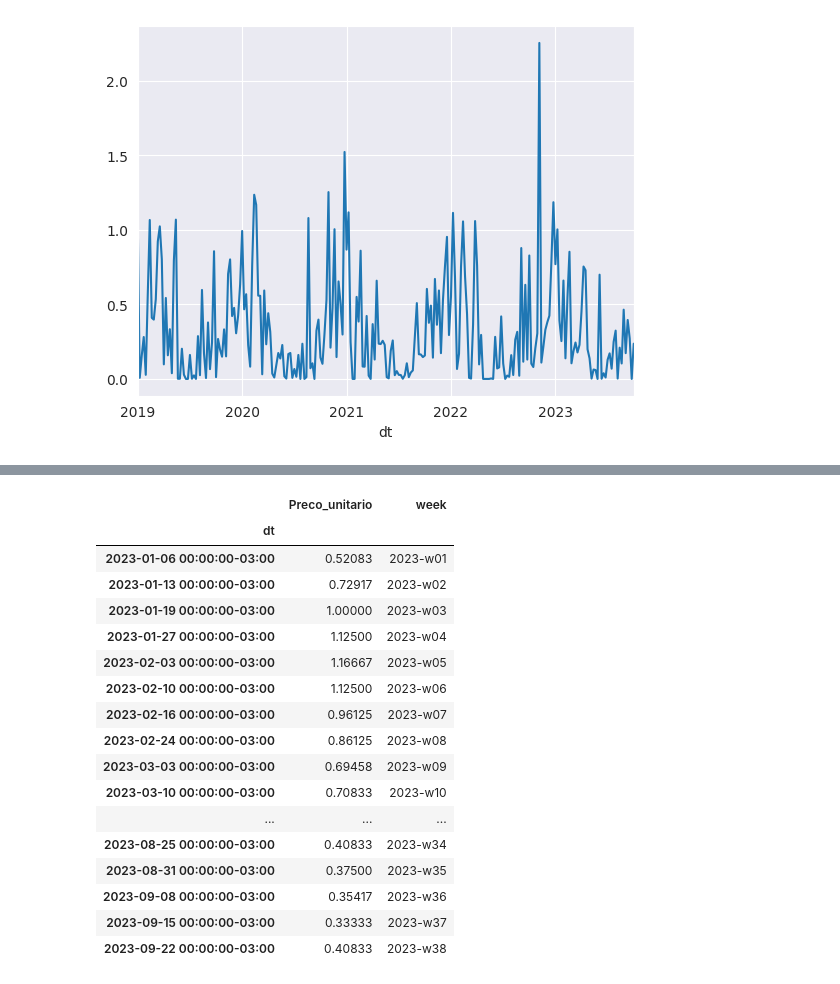
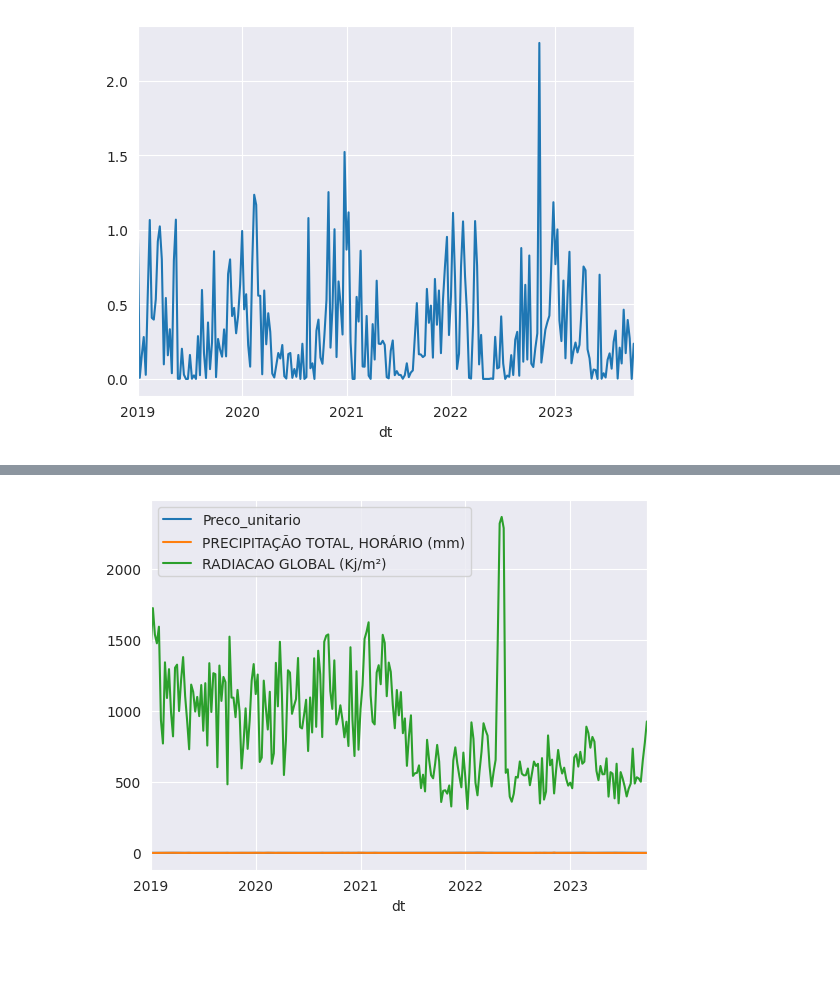
Before and after one commit to Patrick448/time-series-analysis, a Jupyter notebook: Notebooks/agriculture_price_prediction.ipynb, the cells around one changed output, grey strips where cells are left out. Drawn from its saved outputs; the diff is of its cells as text; code cells hidden in the pictures; blank space fills up the shorter version.

```diff
--- a/Notebooks/agriculture_price_prediction.ipynb
+++ b/Notebooks/agriculture_price_prediction.ipynb
@@ -134,22 +132,12 @@ Text(1.0, 0.75, '2021')
-# %%
-precos_2023
-# %% [output]
-|  | Preco_unitario | week |
-| dt |  |  |
-| 2023-01-06 00:00:00-03:00 | 0.52083 | 2023-w01 |
-| 2023-01-13 00:00:00-03:00 | 0.72917 | 2023-w02 |
-| 2023-01-19 00:00:00-03:00 | 1.00000 | 2023-w03 |
-| 2023-01-27 00:00:00-03:00 | 1.12500 | 2023-w04 |
-| 2023-02-03 00:00:00-03:00 | 1.16667 | 2023-w05 |
-| 2023-02-10 00:00:00-03:00 | 1.12500 | 2023-w06 |
-| 2023-02-16 00:00:00-03:00 | 0.96125 | 2023-w07 |
-| 2023-02-24 00:00:00-03:00 | 0.86125 | 2023-w08 |
-| 2023-03-03 00:00:00-03:00 | 0.69458 | 2023-w09 |
-| 2023-03-10 00:00:00-03:00 | 0.70833 | 2023-w10 |
-| ... | ... | ... |
-| 2023-08-25 00:00:00-03:00 | 0.40833 | 2023-w34 |
-| 2023-08-31 00:00:00-03:00 | 0.37500 | 2023-w35 |
-| 2023-09-08 00:00:00-03:00 | 0.35417 | 2023-w36 |
-| 2023-09-15 00:00:00-03:00 | 0.33333 | 2023-w37 |
-| 2023-09-22 00:00:00-03:00 | 0.40833 | 2023-w38 |
+# %%
+prices_after_2019 = filtered_alface_crespa_roca[filtered_alface_crespa_roca.index >= '2019-01-01']
+
+price_weather_df = pd.merge(prices_after_2019, weather_weekly_df, on='week', how='left')
+price_weather_df.index = prices_after_2019.index
+
+price_weather_df[['Preco_unitario', 'PRECIPITAÇÃO TOTAL, HORÁRIO (mm)', 'RADIACAO GLOBAL (Kj/m²)']].plot()
+
+price_weather_numeric_df = price_weather_df[['Preco_unitario', 'PRECIPITAÇÃO TOTAL, HORÁRIO (mm)', 'RADIACAO GLOBAL (Kj/m²)']]
+# %% [output]
+[figure, added]
 # %%
```
Also changed, not shown: parts of 10 cells of this notebook, 2 other files.
